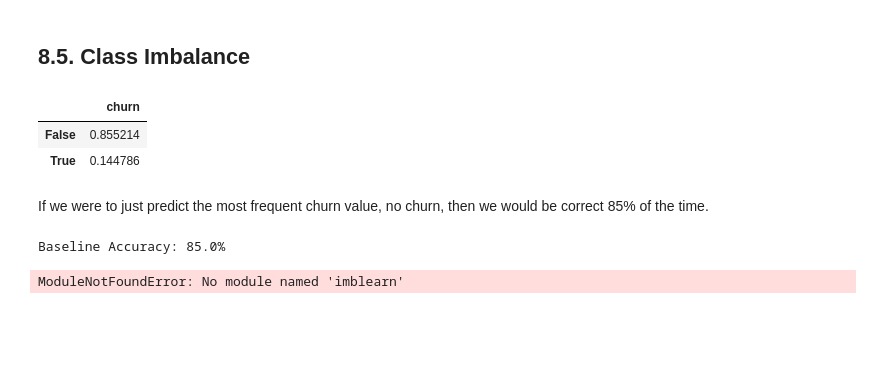
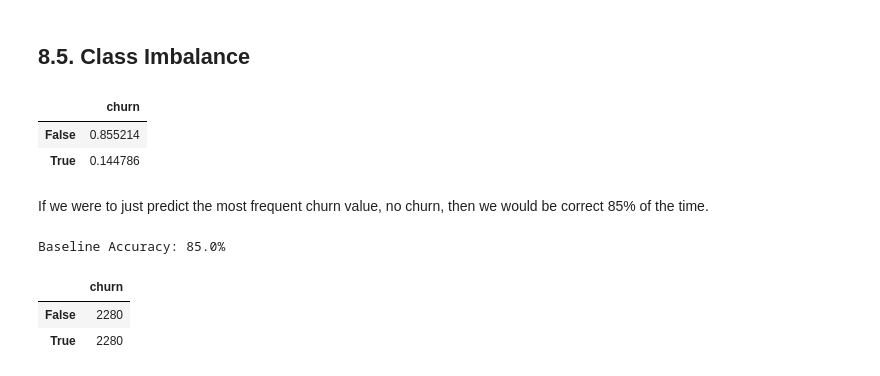
Before and after one commit to PatienceAnono/-SyriaTel-Customer-Churn-Project, a Jupyter notebook: SyriaTel Customer Churn.ipynb, the cells around one changed output. Drawn from its saved outputs; the diff is of its cells as text; code cells hidden in the pictures; blank space fills up the shorter version.

```diff
--- a/SyriaTel Customer Churn.ipynb
+++ b/SyriaTel Customer Churn.ipynb
@@ -631,7 +652,16 @@ baseline_acc = round(dummy.score(X_test, y_test), 2) * 100
 print('Baseline Accuracy: {0}%'.format(baseline_acc))
 # %% [output]
 Baseline Accuracy: 85.0%
+# %%
+# Using SMOTE to remove class imbalance
+sm = SMOTE(random_state = 42)
+
+# Fitting SMOTE to the y
+X_train_smote, y_train_smote = sm.fit_resample(X_train_scaled, y_train)
 # %%
-from imblearn.over_sampling import SMOTE
+# Print new value counts
+y_train_smote.value_counts().to_frame()
 # %% [output]
-ModuleNotFoundError: No module named 'imblearn'
+|  | churn |
+| False | 2280 |
+| True | 2280 |
```
Also changed, not shown: parts of 22 cells of this notebook.
